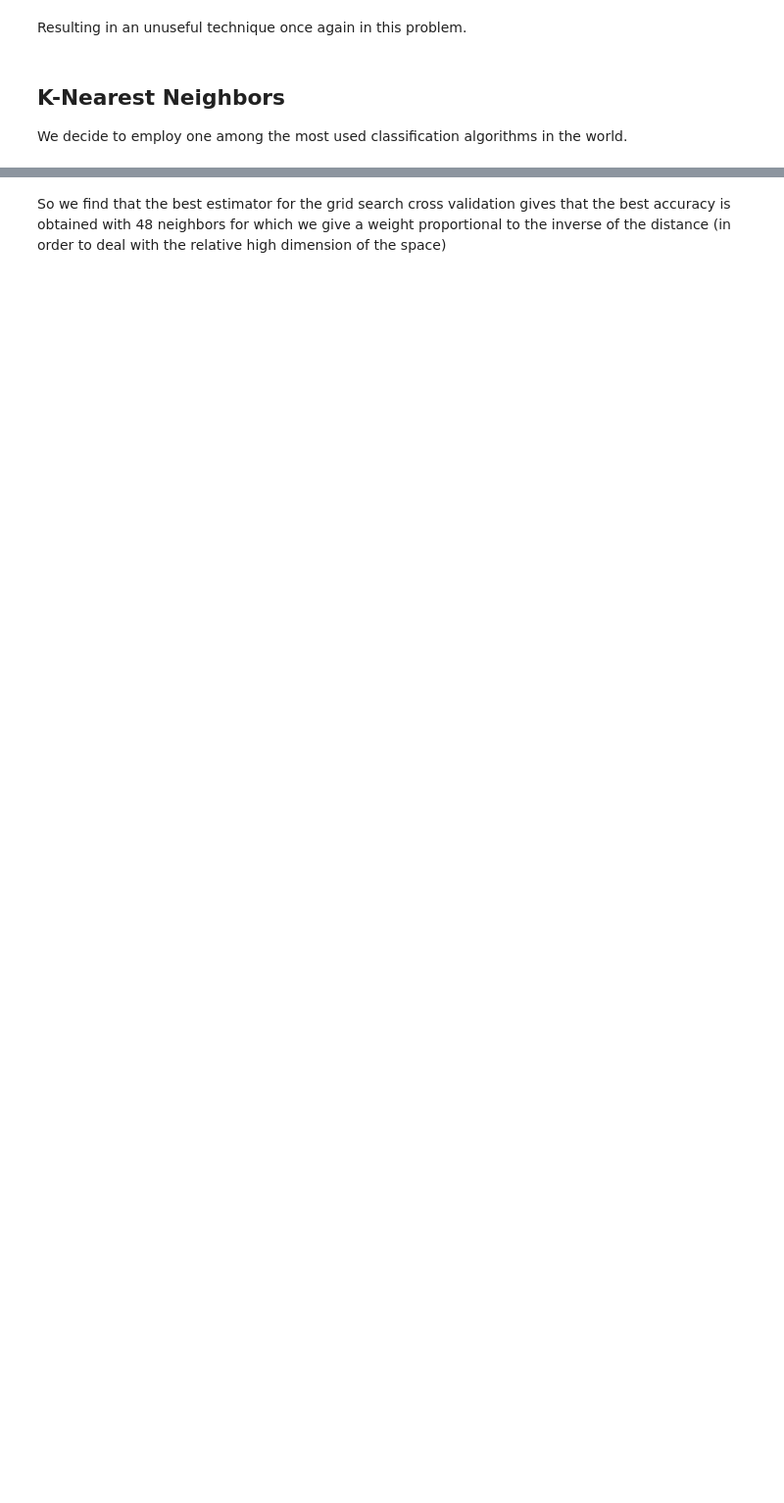
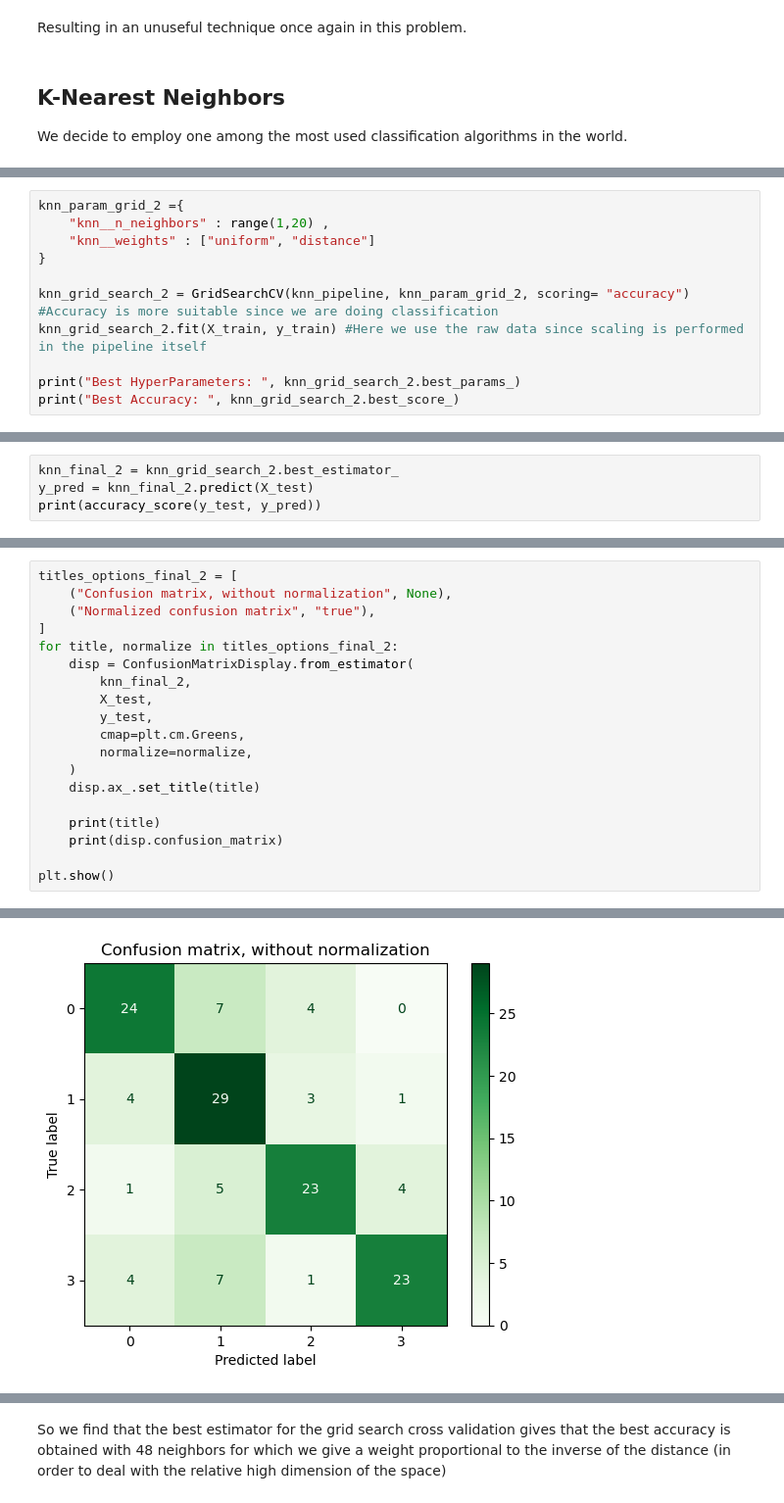
Before and after one commit to alessandropranzo/ml-individual-project, a Jupyter notebook: project.ipynb, the cells around one changed output, grey strips where cells are left out. Shown: that part at 98% size. Drawn from its saved outputs; the diff is of its cells as text; blank space fills up the shorter version.

```diff
--- a/project.ipynb
+++ b/project.ipynb
@@ -180,0 +285,11 @@ Best Negative RMSE:  0.9106162726152229
+# %%
+knn_param_grid_2 ={
+    "knn__n_neighbors" : range(1,20) ,
+    "knn__weights" : ["uniform", "distance"]
+}
+
+knn_grid_search_2 = GridSearchCV(knn_pipeline, knn_param_grid_2, scoring= "accuracy") #Accuracy is more suitable since we are doing classification
+knn_grid_search_2.fit(X_train, y_train) #Here we use the raw data since scaling is performed in the pipeline itself
+
+print("Best HyperParameters: ", knn_grid_search_2.best_params_)
+print("Best Accuracy: ", knn_grid_search_2.best_score_)
@@ -180,0 +302,4 @@ Best Negative RMSE:  0.9106162726152229
+# %%
+knn_final_2 = knn_grid_search_2.best_estimator_
+y_pred = knn_final_2.predict(X_test)
+print(accuracy_score(y_test, y_pred))
@@ -180,0 +310,20 @@ Best Negative RMSE:  0.9106162726152229
+# %%
+titles_options_final_2 = [
+    ("Confusion matrix, without normalization", None),
+    ("Normalized confusion matrix", "true"),
+]
+for title, normalize in titles_options_final_2:
+    disp = ConfusionMatrixDisplay.from_estimator(
+        knn_final_2,
+        X_test,
+        y_test,
+        cmap=plt.cm.Greens,
+        normalize=normalize,
+    )
+    disp.ax_.set_title(title)
+
+    print(title)
+    print(disp.confusion_matrix)
+
+plt.show()
+# %% [output]
@@ -180,0 +340 @@ Best Negative RMSE:  0.9106162726152229
+[figure, added]
```
Also changed, not shown: parts of 46 cells of this notebook.
